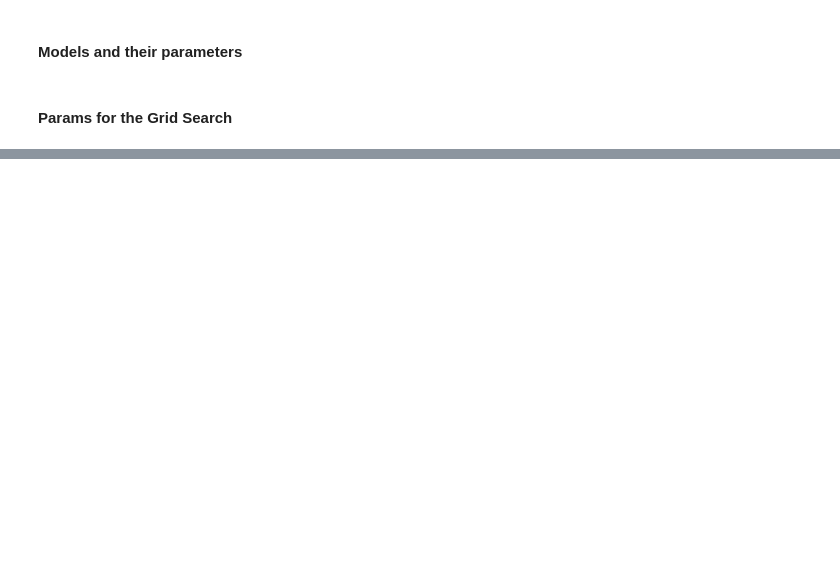
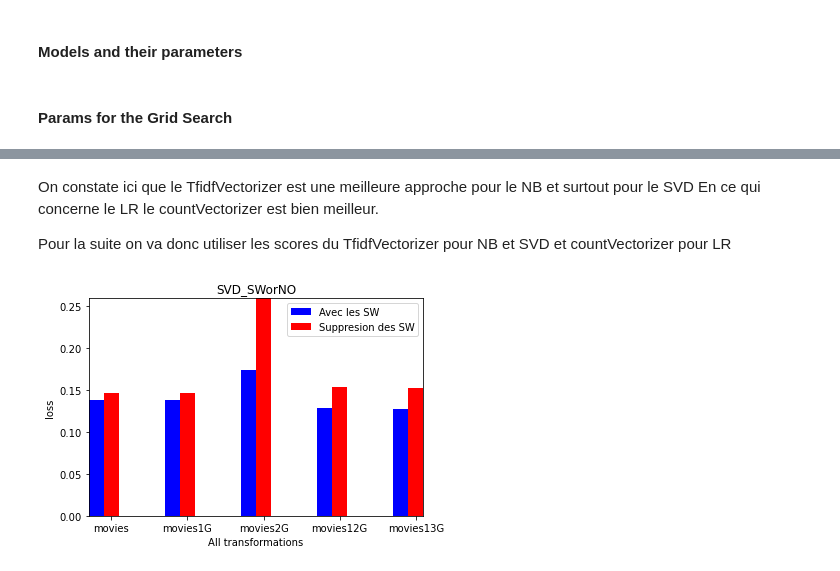
Before and after one commit to almehdiKrisni/ProjetTAL, a Jupyter notebook: Notebook-Sentiments.ipynb, the cells around one changed output, grey strips where cells are left out. Cells and saved outputs as stored; diff of their text form; code cells hidden in the pictures; blank space fills up the shorter version.

```diff
--- a/Notebook-Sentiments.ipynb
+++ b/Notebook-Sentiments.ipynb
@@ -499,0 +656,45 @@ svcPredict.fit(vec_movies, y_movies)
+# %% [markdown]
+On constate ici que le TfidfVectorizer est une meilleure approche pour le NB et surtout pour le SVD
+En ce qui concerne le LR le countVectorizer est bien meilleur.
+
+Pour la suite on va donc utiliser les scores du TfidfVectorizer pour NB et SVD et countVectorizer pour LR
+# %%
+valueSVD = pd_analyse_score_only.tail(10).iloc[:,1]
+valueNB = pd_analyse_score_only.tail(10).iloc[:,0]
+valueLR = pd_analyse_score_only.head(10).iloc[:,1]
+# %%
+valueSVDwithSW = []
+valueSVDwithoutSW = []
+valueNBwithSW = []
+valueNBwithoutSW = []
+valueLRwithSW = []
+valueLRwithoutSW = []
+
+for i in range(len(valueSVD)):
+    if (i%2 == 0):
+        valueSVDwithSW.append(1-valueSVD[i])
+        valueNBwithSW.append(1-valueNB[i])
+        valueLRwithSW.append(1-valueLR[i])
+    else:
+        valueSVDwithoutSW.append(1-valueSVD[i])
+        valueNBwithoutSW.append(1-valueNB[i])
+        valueLRwithoutSW.append(1-valueLR[i])
+# %%
+transf = ['movies', 'movies1G', 'movies2G', 'movies12G', 'movies13G']
+# %%
+x = np.arange(5)
+# %%
+plt.figure()
+ax = plt.subplot(111)
+ax.bar(x-0.2, valueSVDwithSW, width=0.2, color='b', align='center', label="Avec les SW")
+ax.bar(x, valueSVDwithoutSW, width=0.2, color='r', align='center', label="Suppresion des SW")
+ax.set_xlabel('All transformations', fontsize=10)
+ax.set_ylabel('loss', fontsize=10)
+plt.title('SVD_SWorNO')
+plt.xticks(x,transf)
+plt.legend()
+plt.legend(bbox_to_anchor=(1, 1))
+ax.autoscale(tight=True)
+plt.savefig('SVD_SWorNO.png')
+# %% [output]
+[figure, added]
```
Also changed, not shown: parts of 71 cells of this notebook, 5 other files.
